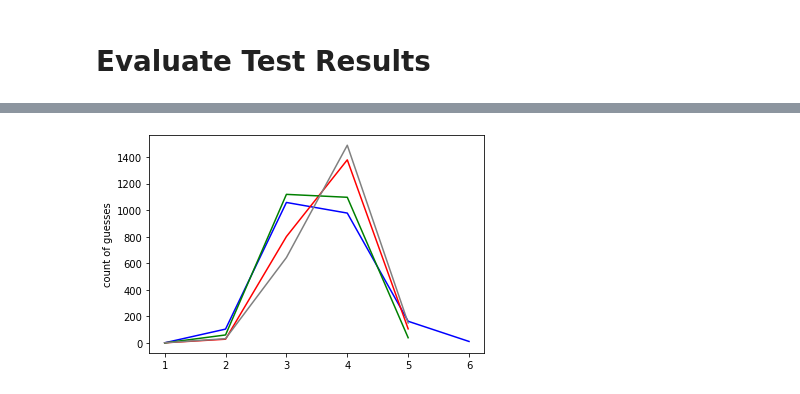
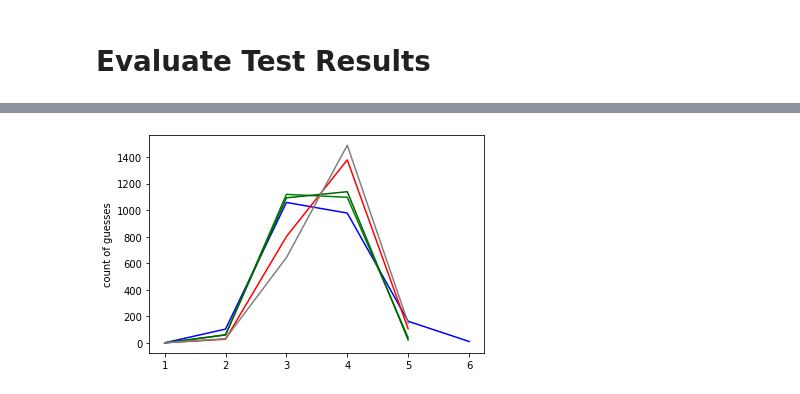
Before and after one commit to mckoss/wordle-guesser, a Jupyter notebook: tools/notebook.ipynb, the cells around one changed output, grey strips where cells are left out. Drawn from its saved outputs; the diff is of its cells as text; code cells hidden in the pictures.

```diff
--- a/tools/notebook.ipynb
+++ b/tools/notebook.ipynb
@@ -154,10 +177,12 @@ Histogram of guess counts:
 # %%
 import matplotlib.pyplot as plt
 plt.plot([1,2,3,4,5,6], [1, 104, 1058, 978, 163, 11], 'blue')
 plt.plot([1,2,3,4,5], [1, 28, 801, 1379, 106], 'red')
 plt.plot([1,2,3,4,5], [0, 60, 1119, 1097, 39], 'green')
+plt.plot([1,2,3,4,5], [0, 61, 1093, 1139, 22], 'darkgreen')
 plt.plot([1,2,3,4,5], [1, 32, 643, 1489, 150], 'grey')
+
 plt.ylabel('count of guesses')
 plt.show()
 # %% [output]
-[figure, old version]
+[figure, new version]
```
Also changed, not shown: parts of 2 cells of this notebook, 4 other files.
